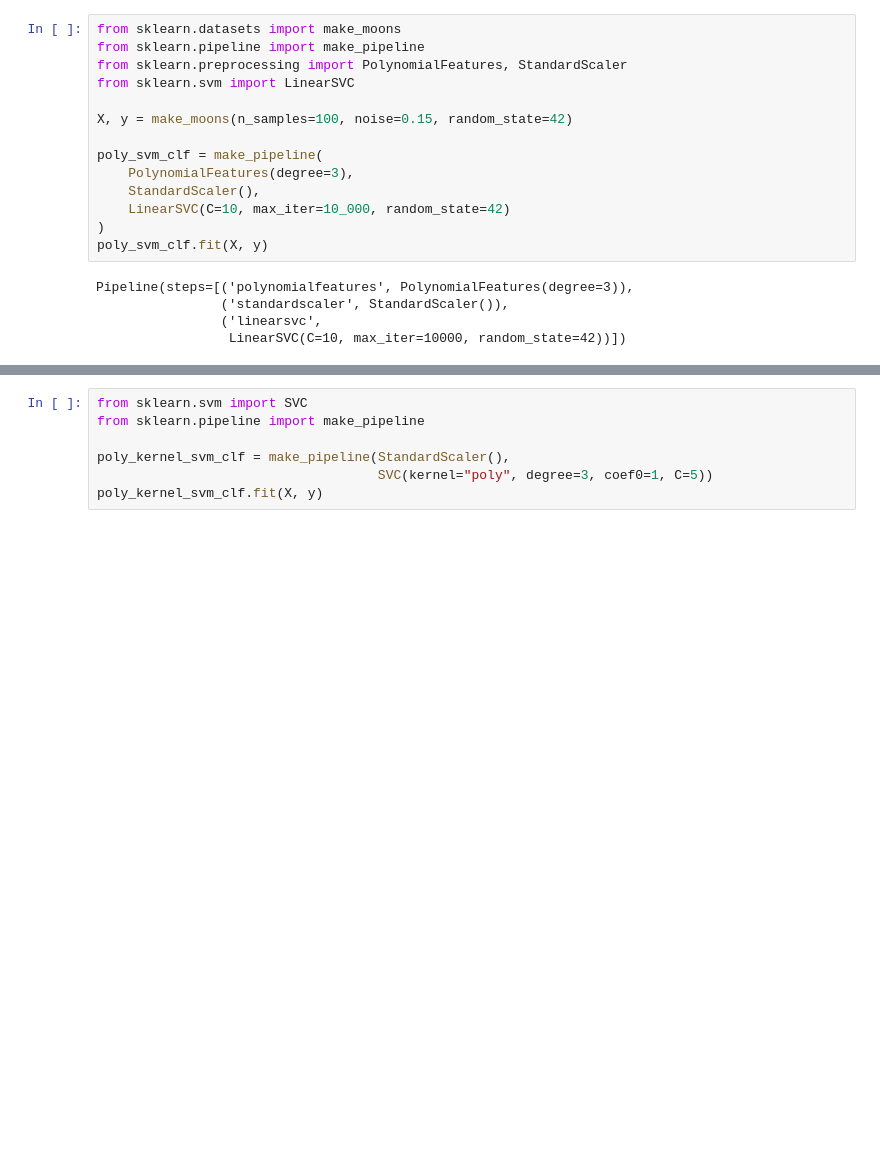
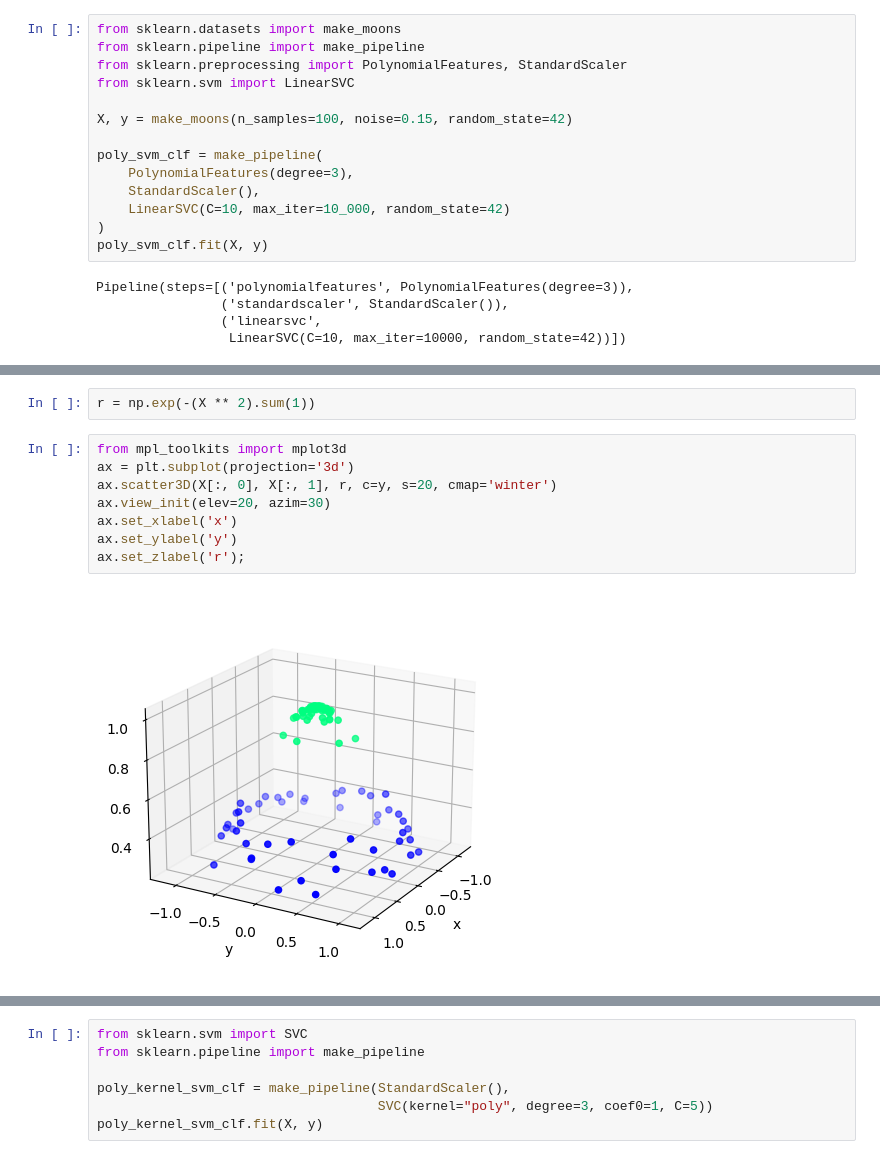
Before and after one commit to ssuzana/Machine-Learning-Notebooks, a Jupyter notebook: Support_Vector_Machines.ipynb, the cells around one changed output, grey strips where cells are left out. Saved outputs shown, nothing was run; the diff lists cells and outputs as text; blank space fills up the shorter version.

```diff
--- a/Support_Vector_Machines.ipynb
+++ b/Support_Vector_Machines.ipynb
@@ -515,0 +537,12 @@ When using SVMs you can apply a mathematical technique called the *kernel trick*
+# %%
+r = np.exp(-(X ** 2).sum(1))
+# %%
+from mpl_toolkits import mplot3d
+ax = plt.subplot(projection='3d')
+ax.scatter3D(X[:, 0], X[:, 1], r, c=y, s=20, cmap='winter')
+ax.view_init(elev=20, azim=30)
+ax.set_xlabel('x')
+ax.set_ylabel('y')
+ax.set_zlabel('r');
+# %% [output]
+[figure, added]
```
Also changed, not shown: parts of 31 cells of this notebook.
